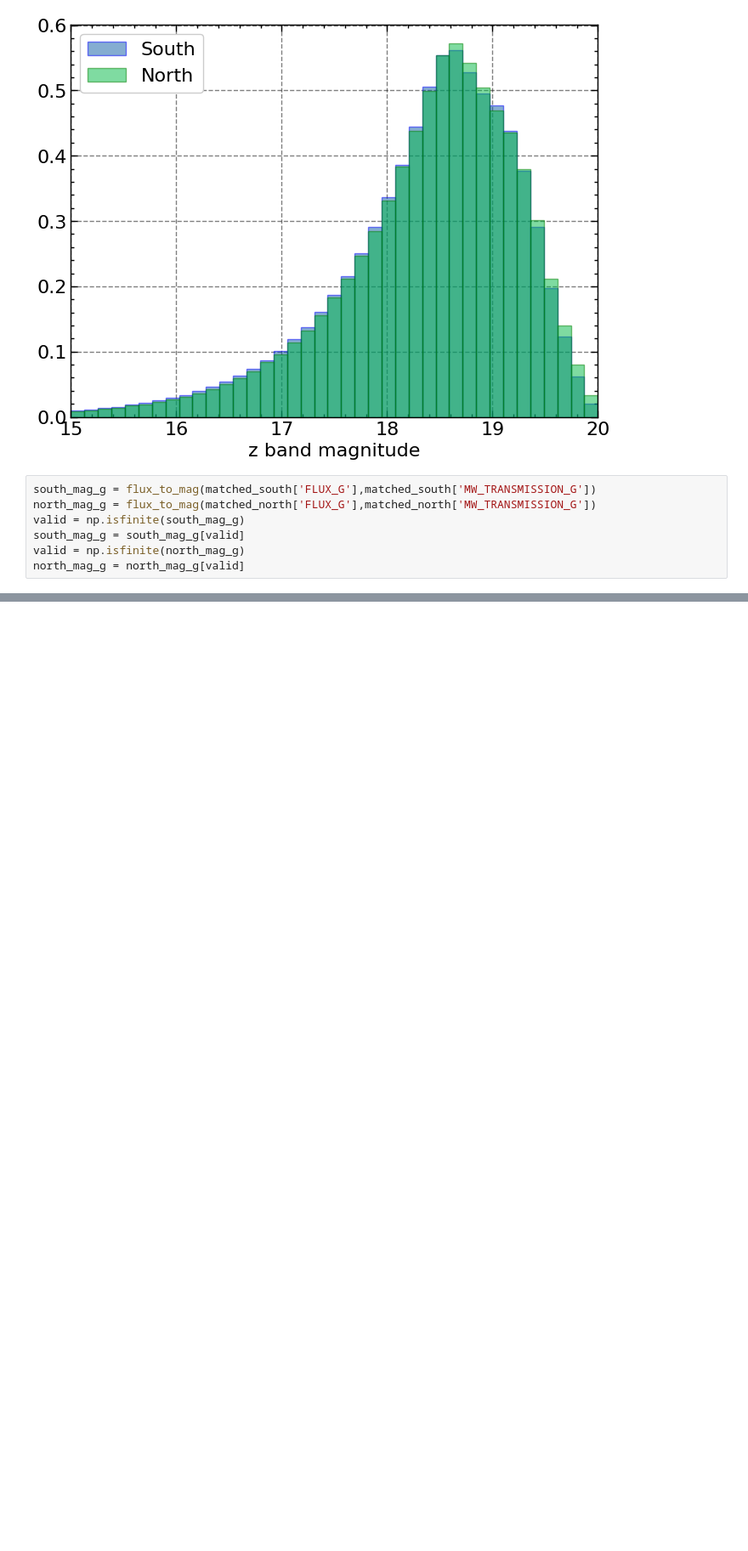
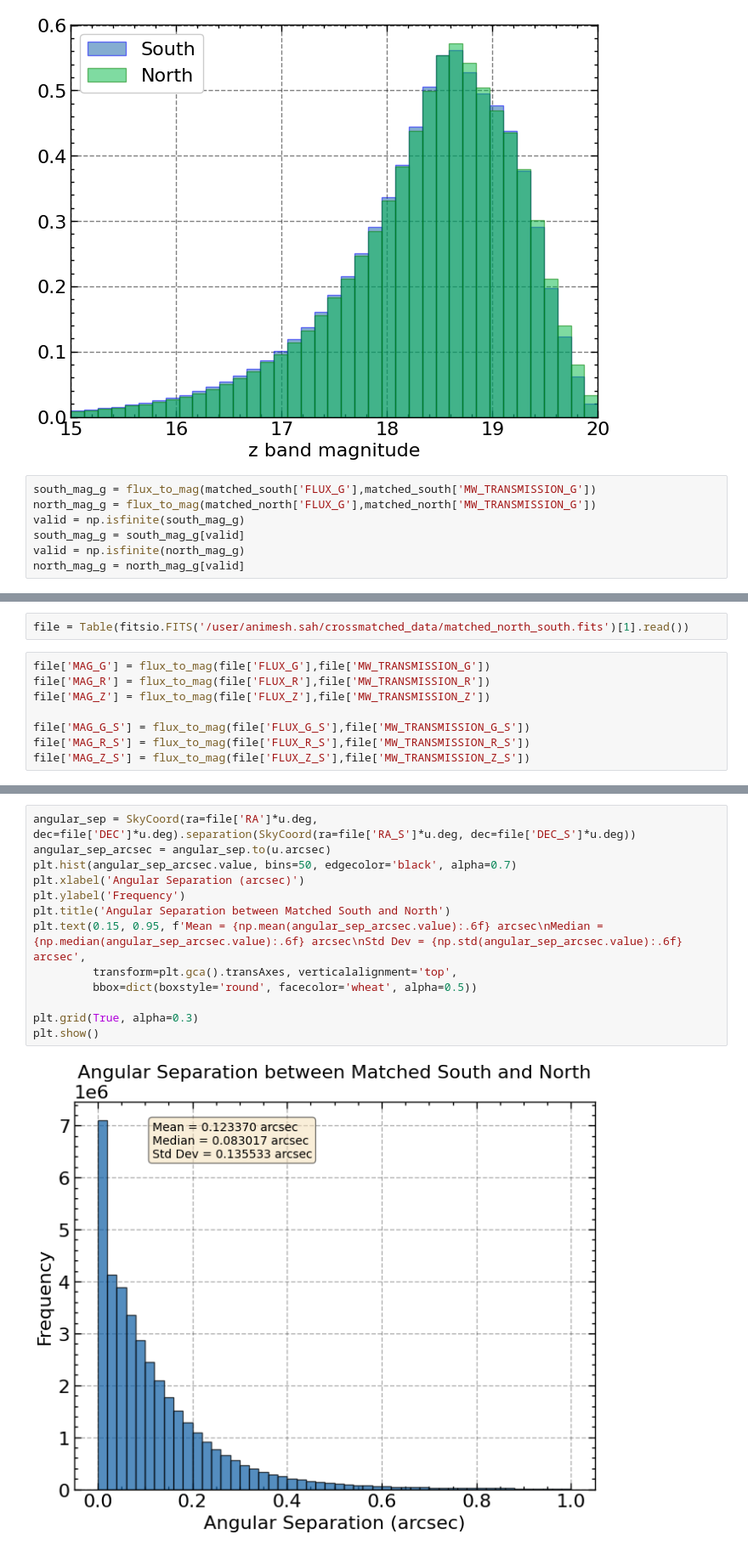
Before and after one commit to Shin107/DESILegacy-PECVEL, a Jupyter notebook: notebooks/zero_point_check.ipynb, the cells around one changed output, grey strips where cells are left out. Shown at 85% size. Saved outputs shown, nothing was run; the diff lists cells and outputs as text; blank space fills up the shorter version.

```diff
--- a/notebooks/zero_point_check.ipynb
+++ b/notebooks/zero_point_check.ipynb
@@ -435,0 +467,10 @@ print(f"Min separation: {np.min(angular_sep_arcsec.value):.6f} arcsec")
+# %%
+file = Table(fitsio.FITS('/user/animesh.sah/crossmatched_data/matched_north_south.fits')[1].read())
+# %%
+file['MAG_G'] = flux_to_mag(file['FLUX_G'],file['MW_TRANSMISSION_G'])
+file['MAG_R'] = flux_to_mag(file['FLUX_R'],file['MW_TRANSMISSION_R'])
+file['MAG_Z'] = flux_to_mag(file['FLUX_Z'],file['MW_TRANSMISSION_Z'])
+
+file['MAG_G_S'] = flux_to_mag(file['FLUX_G_S'],file['MW_TRANSMISSION_G_S'])
+file['MAG_R_S'] = flux_to_mag(file['FLUX_R_S'],file['MW_TRANSMISSION_R_S'])
+file['MAG_Z_S'] = flux_to_mag(file['FLUX_Z_S'],file['MW_TRANSMISSION_Z_S'])
@@ -435,0 +484,15 @@ print(f"Min separation: {np.min(angular_sep_arcsec.value):.6f} arcsec")
+# %%
+angular_sep = SkyCoord(ra=file['RA']*u.deg, dec=file['DEC']*u.deg).separation(SkyCoord(ra=file['RA_S']*u.deg, dec=file['DEC_S']*u.deg))
+angular_sep_arcsec = angular_sep.to(u.arcsec)
+plt.hist(angular_sep_arcsec.value, bins=50, edgecolor='black', alpha=0.7)
+plt.xlabel('Angular Separation (arcsec)')
+plt.ylabel('Frequency')
+plt.title('Angular Separation between Matched South and North')
+plt.text(0.15, 0.95, f'Mean = {np.mean(angular_sep_arcsec.value):.6f} arcsec\nMedian = {np.median(angular_sep_arcsec.value):.6f} arcsec\nStd Dev = {np.std(angular_sep_arcsec.value):.6f} arcsec',
+         transform=plt.gca().transAxes, verticalalignment='top',
+         bbox=dict(boxstyle='round', facecolor='wheat', alpha=0.5))
+
+plt.grid(True, alpha=0.3)
+plt.show()
+# %% [output]
+[figure, added]
```
Also changed, not shown: parts of 10 cells of this notebook, 1 other file.
